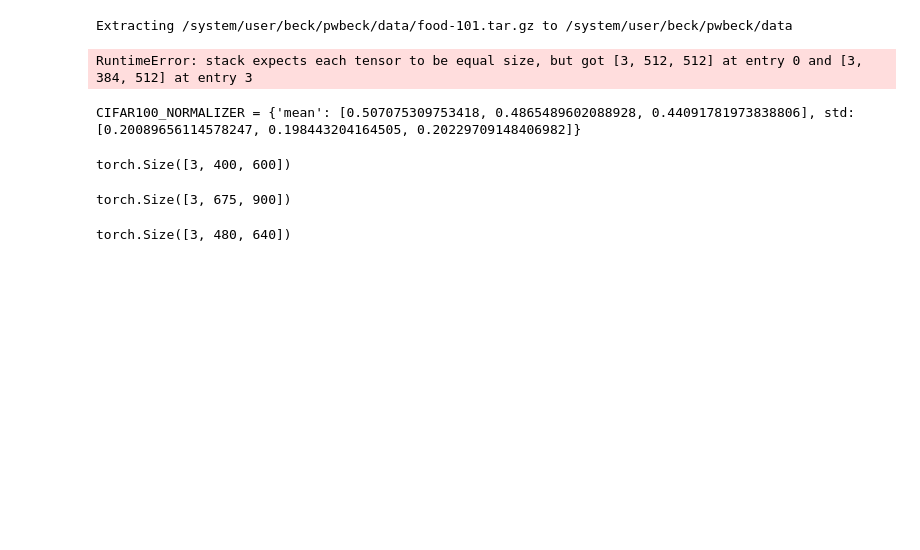
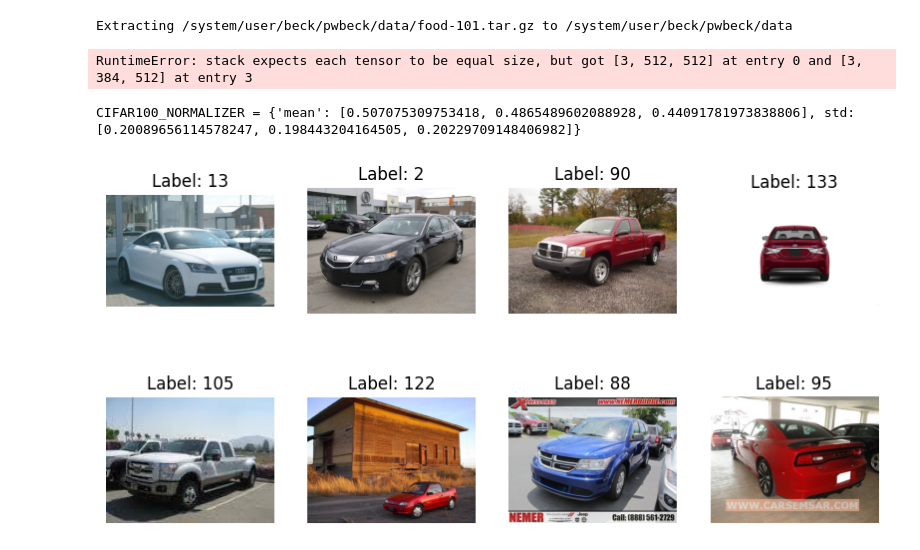
Before and after one commit to maximilianmbeck/tflearning, a Jupyter notebook: notebooks/torch_datasets.ipynb, the cells around one changed output. Drawn from its saved outputs; the diff is of its cells as text; code cells hidden in the pictures; blank space fills up the shorter version.

Commit message:
use wandb for plotting

```diff
--- a/notebooks/torch_datasets.ipynb
+++ b/notebooks/torch_datasets.ipynb
@@ -60,15 +60,7 @@ print(normalizer_strs[0])
 CIFAR100_NORMALIZER = {'mean': [0.507075309753418, 0.4865489602088928, 0.44091781973838806], std: [0.20089656114578247, 0.198443204164505, 0.20229709148406982]}
 # %%
 ds = torchvision.datasets.StanfordCars(data_dir, split='train', download=True, transform=torchvision.transforms.ToTensor())
-# %%
-ds[0][0].shape
-# %% [output]
-torch.Size([3, 400, 600])
-# %%
-ds[1][0].shape
-# %% [output]
-torch.Size([3, 675, 900])
-# %%
-ds[2][0].shape
-# %% [output]
-torch.Size([3, 480, 640])
+# %%
+show_images(ds, num_images=8)
+# %% [output]
+[figure, added]
```
Also changed, not shown: parts of 4 cells of this notebook, 7 other files.
